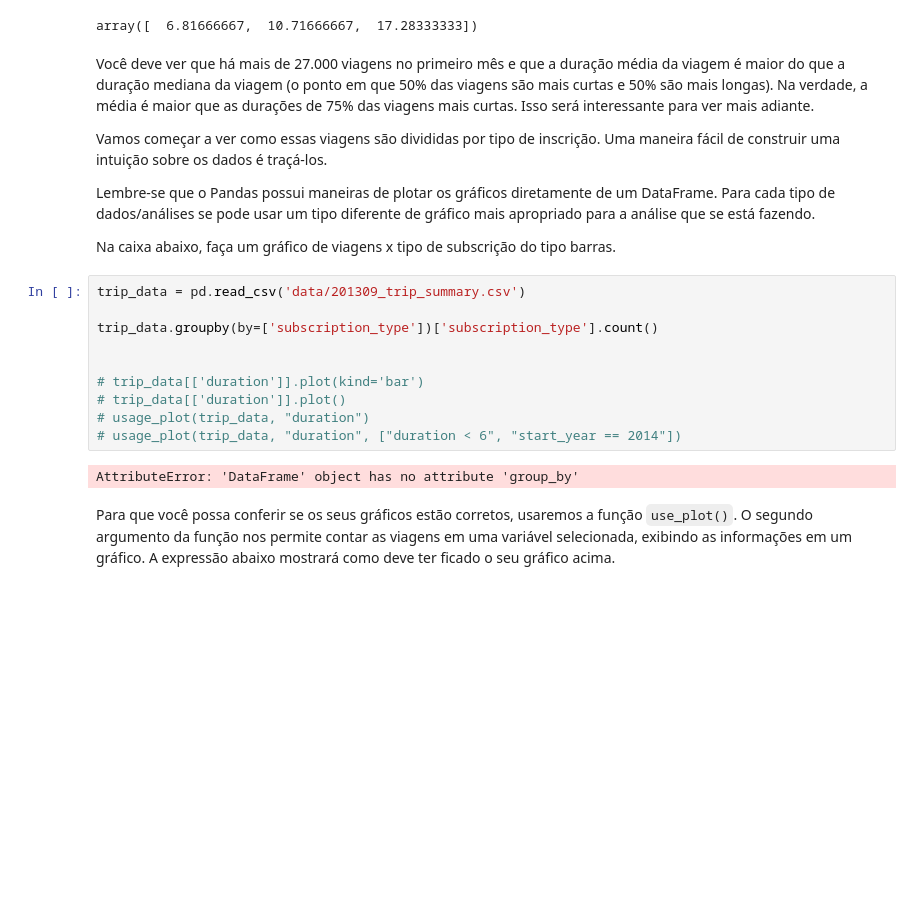
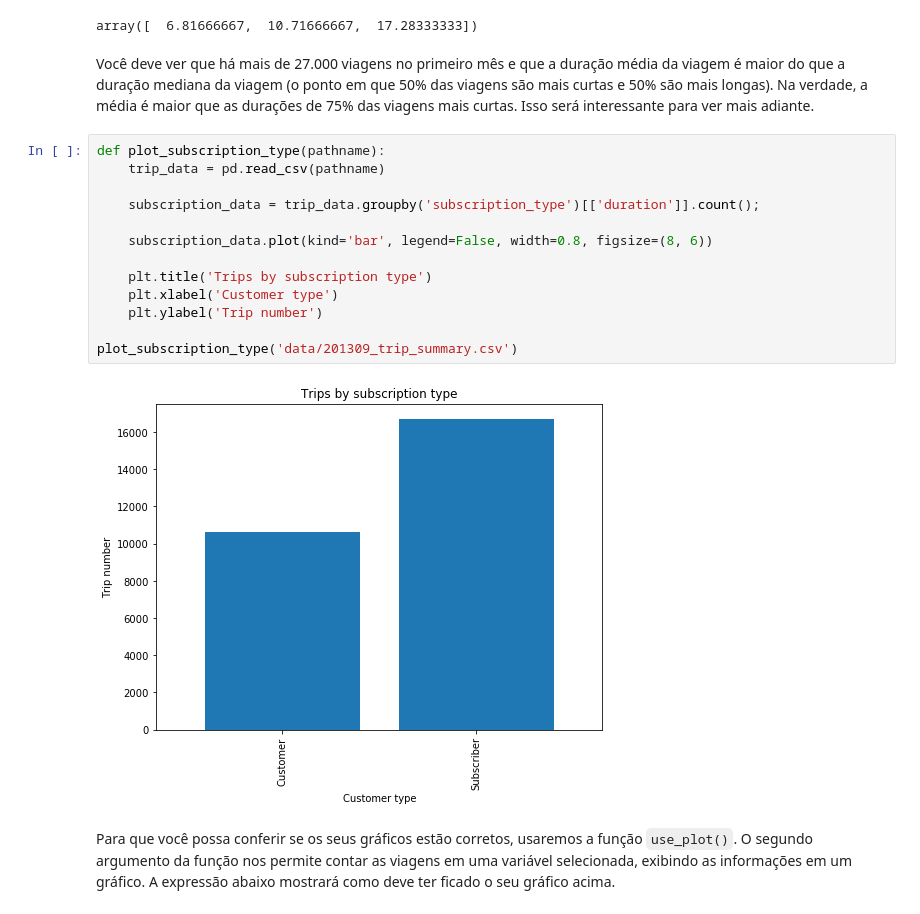
Before and after one commit to jpventura/BikeShareAnalysis, a Jupyter notebook: Analise_Bay_Area_Bike_Share-NDFDSI.ipynb, the cells around one changed output. Drawn from its saved outputs; the diff is of its cells as text; blank space fills up the shorter version.

```diff
--- a/Analise_Bay_Area_Bike_Share-NDFDSI.ipynb
+++ b/Analise_Bay_Area_Bike_Share-NDFDSI.ipynb
@@ -268,24 +270,21 @@ A mediana das durações das viagens foi de 10.72 minutos
 array([  6.81666667,  10.71666667,  17.28333333])
 # %% [markdown]
 Você deve ver que há mais de 27.000 viagens no primeiro mês e que a duração média da viagem é maior do que a duração mediana da viagem (o ponto em que 50% das viagens são mais curtas e 50% são mais longas). Na verdade, a média é maior que as durações de 75% das viagens mais curtas. Isso será interessante para ver mais adiante.
-
-Vamos começar a ver como essas viagens são divididas por tipo de inscrição. Uma maneira fácil de construir uma intuição sobre os dados é traçá-los.
-
-Lembre-se que o Pandas possui maneiras de plotar os gráficos diretamente de um DataFrame. Para cada tipo de dados/análises se pode usar um tipo diferente de gráfico mais apropriado para a análise que se está fazendo.
-
-Na caixa abaixo, faça um gráfico de viagens x tipo de subscrição do tipo barras.
-# %%
-trip_data = pd.read_csv('data/201309_trip_summary.csv')
-
-trip_data.groupby(by=['subscription_type'])['subscription_type'].count()
-
-
-# trip_data[['duration']].plot(kind='bar')
-# trip_data[['duration']].plot()
-# usage_plot(trip_data, "duration")
-# usage_plot(trip_data, "duration", ["duration < 6", "start_year == 2014"])
-# %% [output]
-AttributeError: 'DataFrame' object has no attribute 'group_by'
+# %%
+def plot_subscription_type(pathname):
+    trip_data = pd.read_csv(pathname)
+
+    subscription_data = trip_data.groupby('subscription_type')[['duration']].count();
+
+    subscription_data.plot(kind='bar', legend=False, width=0.8, figsize=(8, 6))
+
+    plt.title('Trips by subscription type')
+    plt.xlabel('Customer type')
+    plt.ylabel('Trip number')
+
+plot_subscription_type('data/201309_trip_summary.csv')
+# %% [output]
+[figure, added]
 # %% [markdown]
 Para que você possa conferir se os seus gráficos estão corretos, usaremos a função `use_plot()`. O segundo argumento da função nos permite contar as viagens em uma variável selecionada, exibindo as informações em um gráfico. A expressão abaixo mostrará como deve ter ficado o seu gráfico acima.
 # %%
```
Also changed, not shown: parts of 5 cells of this notebook.
